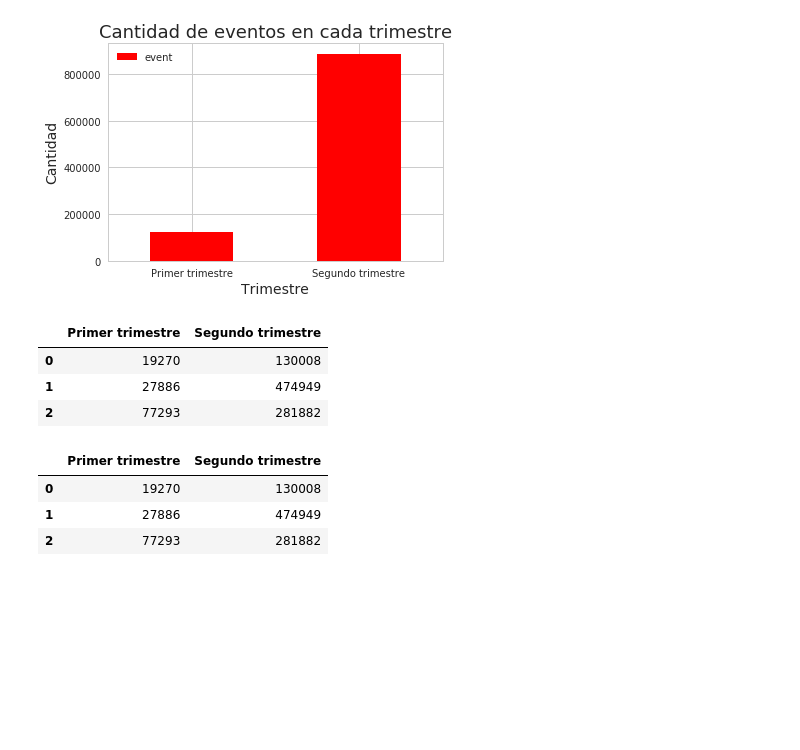
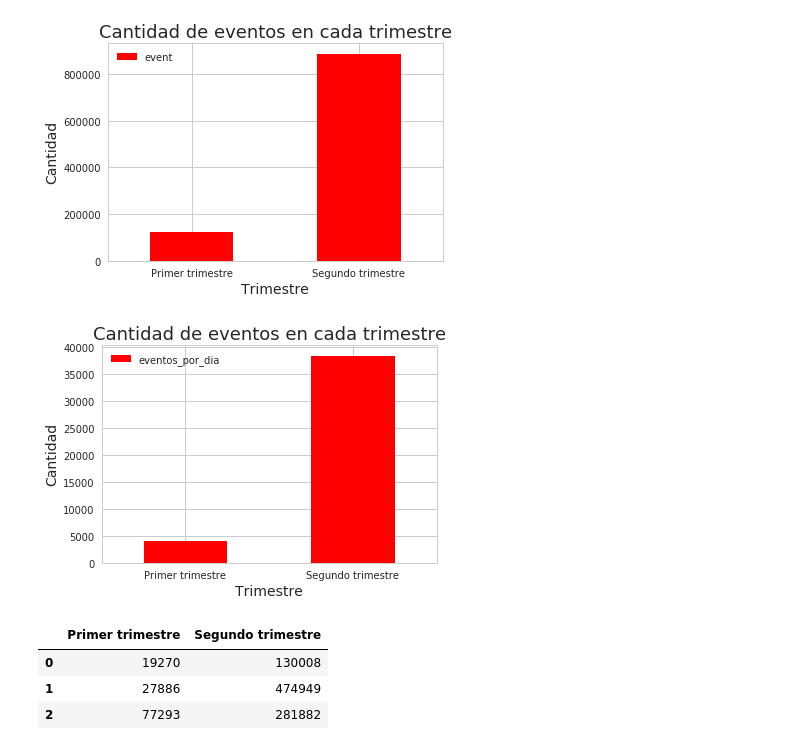
Before and after one commit to jowisaidman/tp1_analisis_exploratorio, a Jupyter notebook: Notebooks/Camila/Resumen/trafico_analsis.ipynb, the cells around one changed output. Saved outputs shown, nothing was run; the diff lists cells and outputs as text; code cells hidden in the pictures; blank space fills up the shorter version.

```diff
--- a/Notebooks/Camila/Resumen/trafico_analsis.ipynb
+++ b/Notebooks/Camila/Resumen/trafico_analsis.ipynb
@@ -147,16 +152,21 @@ g.set_xlabel('Trimestre',fontsize = 14)
 g.set_xticklabels(['Primer trimestre','Segundo trimestre'],rotation = 0, fontsize = 10);
 # %% [output]
 [figure]
+# %%
+events_by_month['total_dias'] = [31,28,31,30,31,15]
+events_by_month['eventos_por_dia'] = events_by_month['event']/events_by_month['total_dias']
+g = events_by_month.groupby('trimestre').agg({'eventos_por_dia':'sum'}).plot(kind = 'bar', color='red')
+g.set_title('Cantidad de eventos en cada trimestre',fontsize = 18)
+g.set_ylabel('Cantidad',fontsize = 14)
+g.set_xlabel('Trimestre',fontsize = 14)
+g.set_xticklabels(['Primer trimestre','Segundo trimestre'],rotation = 0, fontsize = 10);
+# %% [output]
+[figure, added]
 # %%
 ## otra forma de hacerlo para no usar la primer función (ver que es mejor)
-primer_trimestre = events_by_month[events_by_month['trimestre'] == 1].groupby(['trimestre', 'timestamp']).agg({'event':'sum'}).reset_index()
-segundo_trimestre = events_by_month[events_by_month['trimestre'] == 2].groupby(['trimestre', 'timestamp']).agg({'event':'sum'}).reset_index()
-pd.DataFrame({'Primer trimestre':primer_trimestre['event'],'Segundo trimestre': segundo_trimestre['event']})
+primer_trimestre = events_by_month[events_by_month['trimestre'] == 1].groupby(['trimestre', 'timestamp']).agg({'eventos_por_dia':'sum'}).reset_index()
+segundo_trimestre = events_by_month[events_by_month['trimestre'] == 2].groupby(['trimestre', 'timestamp']).agg({'eventos_por_dia':'sum'}).reset_index()
+trimestres2 =pd.DataFrame({'Primer trimestre':primer_trimestre['eventos_por_dia'],'Segundo trimestre': segundo_trimestre['eventos_por_dia']})
-# %% [output]
-|  | Primer trimestre | Segundo trimestre |
-| 0 | 19270 | 130008 |
-| 1 | 27886 | 474949 |
-| 2 | 77293 | 281882 |
 # %%
 primer_trimestre = trimestres[trimestres['trimestre'] == 1].groupby('trimestre')['mes'].value_counts().sort_index().values
 segundo_trimestre = trimestres[trimestres['trimestre'] == 2].groupby('trimestre')['mes'].value_counts().sort_index().values
```
Also changed, not shown: parts of 8 cells of this notebook.
